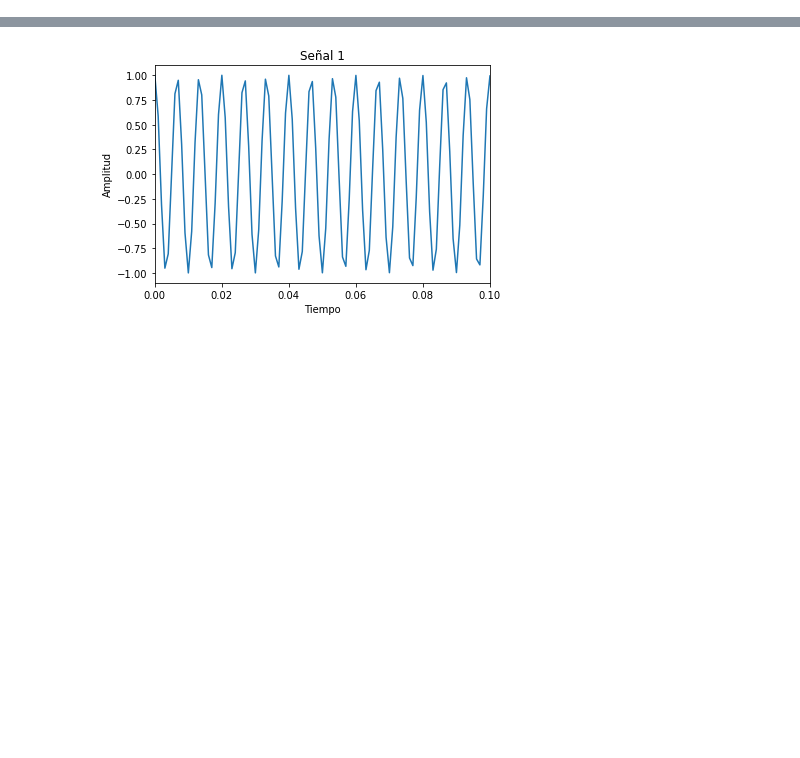
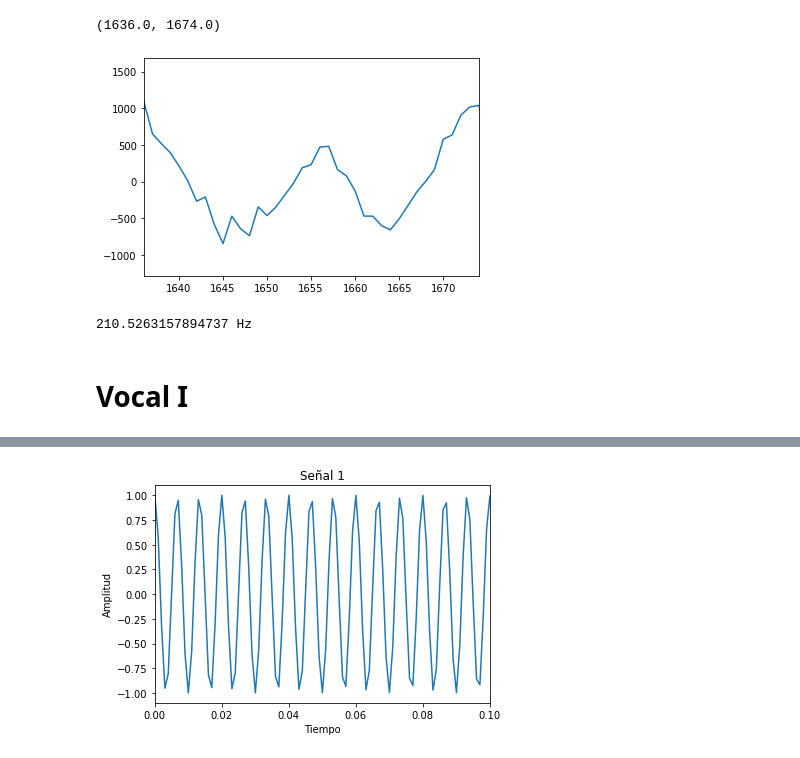
Before and after one commit to georgebolshoi44/Lab7Teoria, a Jupyter notebook: Test.ipynb, the cells around one changed output, grey strips where cells are left out. Drawn from its saved outputs; the diff is of its cells as text; code cells hidden in the pictures; blank space fills up the shorter version.

```diff
--- a/Test.ipynb
+++ b/Test.ipynb
@@ -15,0 +50,3 @@ print(Fs)
+# %%
+FsEM, xEM = wavfile.read("E-sof.wav")
+IPython.display.Audio(xEM, rate=FsEM)
@@ -15,0 +66,13 @@ print(Fs)
+# %%
+plt.plot(xEM)
+plt.xlim(1636,1674)
+# %% [output]
+(1636.0, 1674.0)
+[figure, added]
+# %%
+FEM = 1/((1674-1636)/FsEM)
+print(FEM,'Hz')
+# %% [output]
+210.5263157894737 Hz
+# %% [markdown]
+# Vocal I
```
Also changed, not shown: parts of 39 cells of this notebook, 10 other files.
